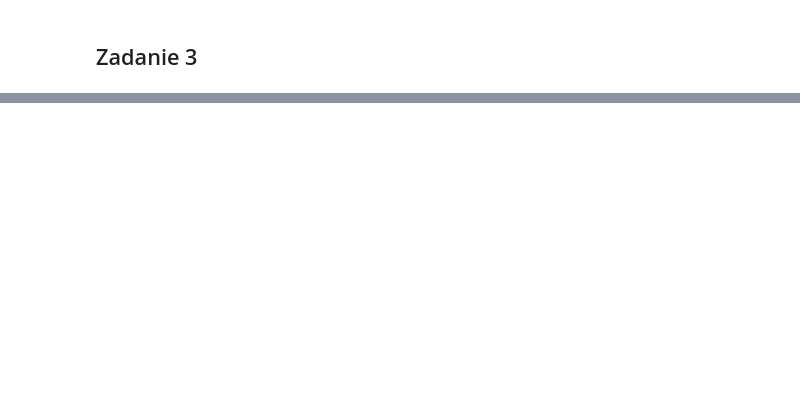
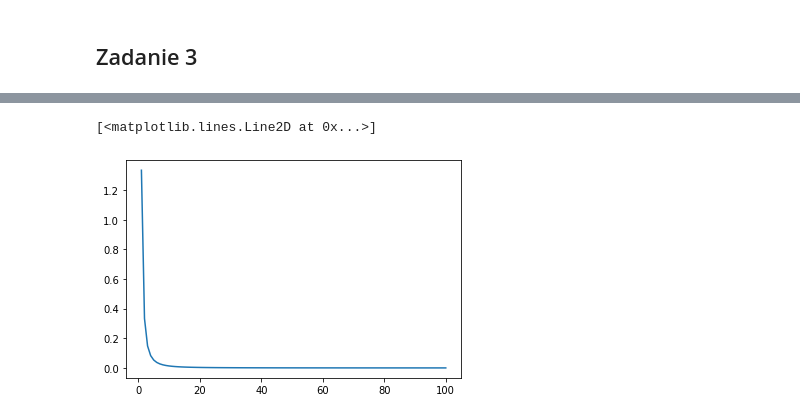
Before and after one commit to kshalot/mownit, a Jupyter notebook: Quadratures.ipynb, the cells around one changed output, grey strips where cells are left out. Saved outputs shown, nothing was run; the diff lists cells and outputs as text; code cells hidden in the pictures; blank space fills up the shorter version.

```diff
--- a/Quadratures.ipynb
+++ b/Quadratures.ipynb
@@ -43,0 +70,19 @@ def integrate(k, f):
+# %%
+def trapezoidal_rule(f, a, b, n):
+    h = (b - a) / n
+    s = 0
+    s += f(a) / 2
+    for i in range(1, n):
+        s += f(a + i * h)
+    s += f(b) / 2
+    return s * h
+# %%
+f = lambda x: x**2
+accurate = scipy.integrate.quad(f, -1, 1)[0]
+x = np.linspace(1, 100, 100)
+y = [trapezoidal_rule(f, -1, 1, int(i)) - accurate for i in x]
+
+plt.plot(x, y)
+# %% [output]
+[<matplotlib.lines.Line2D at 0x...>]
+[figure, added]
```
Also changed, not shown: parts of 5 cells of this notebook.
